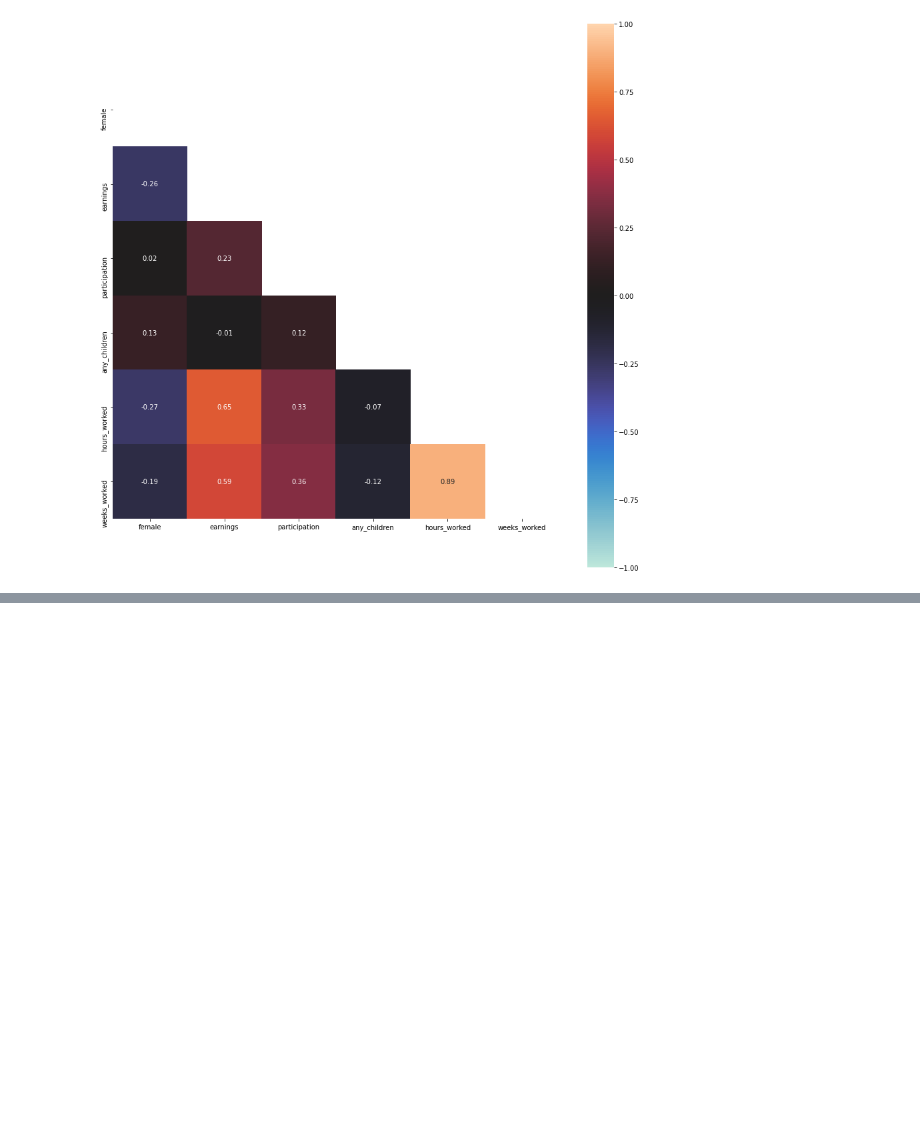
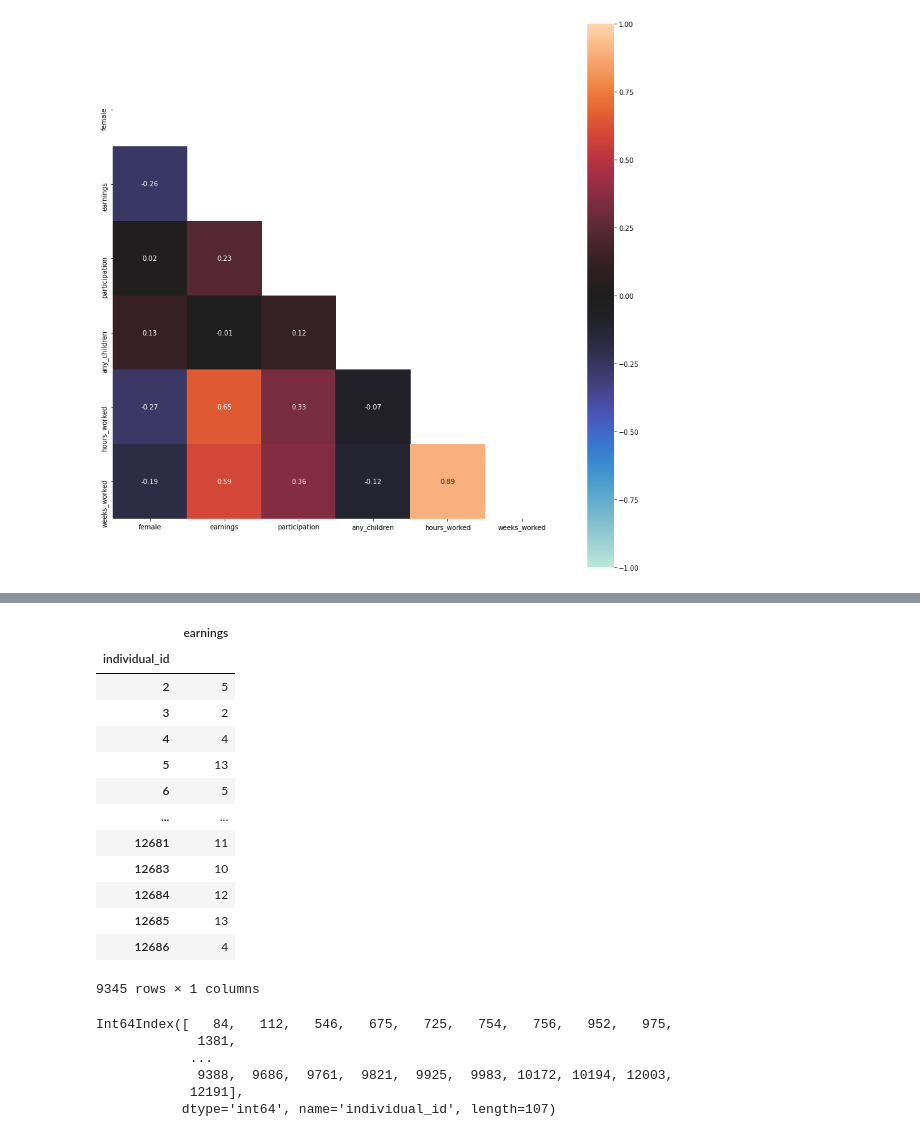
Before and after one commit to berikabinzet/Final_Project, a Jupyter notebook: src/data_management/data_cleaning_code.ipynb, the cells around one changed output, grey strips where cells are left out. Drawn from its saved outputs; the diff is of its cells as text; code cells hidden in the pictures; blank space fills up the shorter version.

```diff
--- a/src/data_management/data_cleaning_code.ipynb
+++ b/src/data_management/data_cleaning_code.ipynb
@@ -321,0 +386,31 @@ See the caveats in the documentation: https://pandas.pydata.org/pandas-docs/stab
+# %%
+#generating wage rate.
+df["wage_rate"] = (df["earnings"] /df["hours_worked"])
+# %%
+#creating a balanced dataframe for earnings
+df_1 = df.groupby(level = 0)[["earnings"]].apply(lambda x: x.isna().sum())
+df_1
+# %% [output]
+|  | earnings |
+| individual_id |  |
+| 2 | 5 |
+| 3 | 2 |
+| 4 | 4 |
+| 5 | 13 |
+| 6 | 5 |
+| ... | ... |
+| 12681 | 11 |
+| 12683 | 10 |
+| 12684 | 12 |
+| 12685 | 13 |
+| 12686 | 4 |
+9345 rows × 1 columns
+# %%
+df_1.loc[df_1["earnings"]== 0].index
+# %% [output]
+Int64Index([   84,   112,   546,   675,   725,   754,   756,   952,   975,
+             1381,
+            ...
+             9388,  9686,  9761,  9821,  9925,  9983, 10172, 10194, 12003,
+            12191],
+           dtype='int64', name='individual_id', length=107)
```
Also changed, not shown: parts of 7 cells of this notebook.
